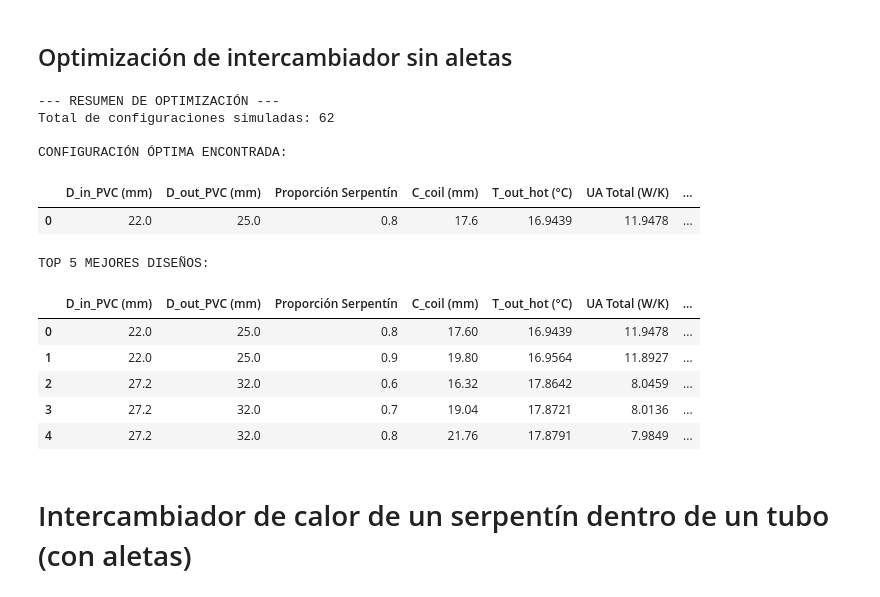
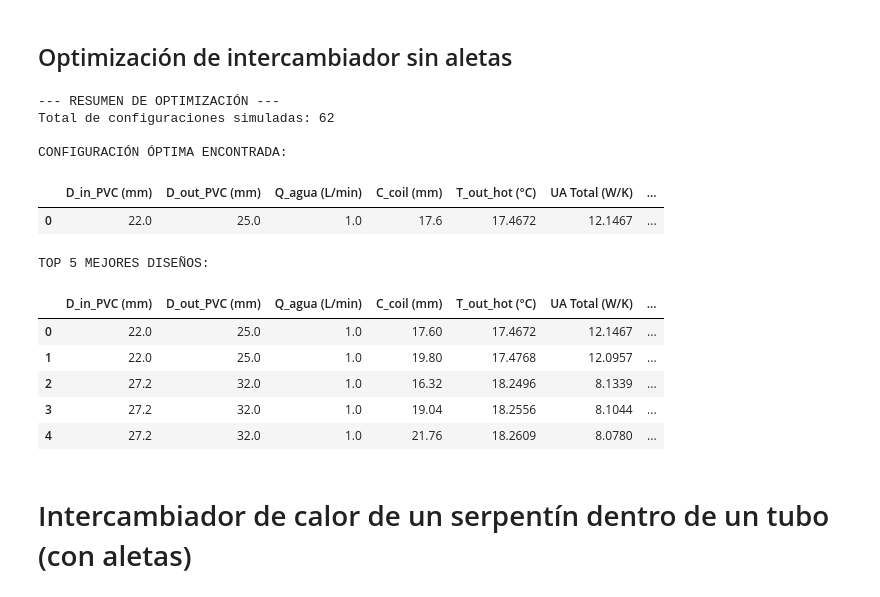
Before and after one commit to AlonsoEspinoza8/Proyecto_Titulo_Enfriador, a Jupyter notebook: Enfriador/coil_heat_exchanger.ipynb, the cells around one changed output. Cells and saved outputs as stored; diff of their text form; code cells hidden in the pictures.

```diff
--- a/Enfriador/coil_heat_exchanger.ipynb
+++ b/Enfriador/coil_heat_exchanger.ipynb
@@ -74,6 +74,7 @@ class IntercambiadorSerpentin:
         self.S_coil = S_coil
         self.P = 101325  # Presión atmosférica en Pa
         self.cold_fluid = 'Ethanol'
+        self.roughness = 0.00015e-2 # Rugosidad del cobre en metros
 
     def calcular_propiedades(self):
         self.rho_hot = CP.PropsSI('D', 'T', self.T_in_hot, 'P', self.P, 'Water')
@@ -86,6 +87,7 @@ class IntercambiadorSerpentin:
         self.Re_hot = (4 * self.m_dot_hot) / (np.pi * (self.D_in_hot) * self.mu_hot)
         self.Pr_hot = self.cp_hot * self.mu_hot / self.k_hot
         self.De_hot = self.Re_hot * np.sqrt(self.D_in_hot / self.C_coil) # Número de Dean para el serpentín
+        self.velocity_hot = self.m_dot_hot / (self.rho_hot * (np.pi * (self.D_in_hot/2)**2))
 
 
         self.rho_cold = CP.PropsSI('D', 'T', self.T_in_cold, 'P', self.P, self.cold_fluid)
@@ -197,6 +199,32 @@ class IntercambiadorSerpentin:
 
         self.correlacion_hot_valida = (self.C_coil / self.D_in_hot) > 3 and 0.005 < self.Pr_hot < 1600
 
+    def perdidas_tubo_recto(self):
+
+        if self.Re_hot < 2300:
+            # For laminar flow, use the formula f = 64 / Re
+            self.f_straight = 64 / self.Re_hot
+        else:
+            # Calculate friction factor using Swamee-Jain equation
+            self.f_straight = 0.25 / ( ( ( np.log10( ((self.roughness / self.D_in_hot) / 3.7) + (5.74 / (self.Re_hot ** 0.9))) ) ) ** 2)
+
+
+    def perdidas_helice(self):
+
+        # Calculamos las pérdidas de fricción debido a la geometría helicoidal
+
+        if self.De_hot < 30:
+            factor_curvatura = 1
+        elif 30 <=self.De_hot < 300:
+            factor_curvatura = 0.419 * (self.De_hot ** (0.275))
+        else:
+            factor_curvatura = 0.1125 * (self.De_hot ** (0.5))
+
+        self.f_helice = self.f_straight * factor_curvatura
+
+        self.altura_perdidas = (self.f_helice * self.Length / self.D_in_hot) * (self.velocity_hot ** 2) / (2 * 9.81)
+
+
     def grafico_intercambiador(self):
 
         '''Generamos un gráfico del intercambiador de calor.'''
@@ -245,6 +273,8 @@ class IntercambiadorSerpentin:
         self.calcular_numero_de_vueltas()
         self.verificar_laminaridad()
         self.verificar_rangos_correlacion()
+        self.perdidas_tubo_recto()
+        self.perdidas_helice()
         # self.resumen()
         # self.grafico_intercambiador()
 # %% [markdown]
@@ -270,7 +300,7 @@ intercambiador.ejecutar()
 # %%
 # 0. Definición de parámetros fijos
 
-Q_hot = 0.8 * 0.001 / 60 # (pasamos de L/min a m³/s)
+Q_hot = 1 * 0.001 / 60 # (pasamos de L/min a m³/s)
 Q_cold = 15 * 0.001 / 60 # (pasamos de L/min a m³/s)
 T_in_hot = 20 + 273.15  # Temperatura de entrada del fluido caliente (K)
 T_in_cold = 4 + 273.15  # Temperatura de entrada del fluido frío (K)
@@ -315,15 +345,14 @@ for D_cold_in, D_cold_out in zip(possible_cold_inner_diameters, possible_cold_ou
             results.append({
                 'D_in_PVC (mm)': round(D_cold_in * 1000, 4),
                 'D_out_PVC (mm)': round(D_cold_out * 1000, 4),
-                'Proporción Serpentín': round(proporcion, 2),
+                'Q_agua (L/min)': round(intercambiador.Q_hot * 1000 * 60, 2),
                 'C_coil (mm)': round(C_coil_dinamico * 1000, 4),
                 'T_out_hot (°C)': round(intercambiador.T_out_hot - 273.15, 4),
                 'UA Total (W/K)': round(intercambiador.UA_total, 4),
                 'Efectividad': round(intercambiador.efectividad, 4),
                 'Altura Serpentín (m)': round(intercambiador.altura_serpentin_total, 4),
                 'Número de Vueltas': round(intercambiador.N_vueltas, 4),
-                'Número de Reynolds': round(intercambiador.Re_hot, 4),
-                'Número de Reynolds crítico': round(intercambiador.Re_crit, 4)
+                'Altura Perdidas (m)': round(intercambiador.altura_perdidas, 4)
             })
 
 # 3. Análisis con Pandas
@@ -333,41 +362,41 @@ pd.set_option('display.max_columns', None)
 pd.set_option('display.width', 1000)
 
 # Convertimos la lista de diccionarios en un DataFrame
 df_resultados = pd.DataFrame(results)
 
 # Encontramos el índice de la fila con la menor temperatura de salida
 indice_optimo = df_resultados['T_out_hot (°C)'].idxmin()
 configuracion_optima = df_resultados.loc[indice_optimo]
 
 # 4. Mostrar resultados
 print("--- RESUMEN DE OPTIMIZACIÓN ---")
 print(f"Total de configuraciones simuladas: {len(df_resultados)}")
 
 print("\nCONFIGURACIÓN ÓPTIMA ENCONTRADA:")
 # Al ser una sola fila (Serie), la convertimos a DataFrame con .to_frame() para que se vea bonita, y la transponemos con .T
 display(configuracion_optima.to_frame().T)
 
 print("\nTOP 5 MEJORES DISEÑOS:")
 top_5 = df_resultados.sort_values(by='T_out_hot (°C)').head(5)
 # display() renderiza la tabla completa en Jupyter Notebook
 display(top_5)
 
 # Guardamos el DataFrame completo en un archivo CSV para análisis posterior
 df_resultados.to_csv('datos_experimentales/resultados_intercambiador_sin_aletas.csv', index=False)
 # %% [output]
 --- RESUMEN DE OPTIMIZACIÓN ---
 Total de configuraciones simuladas: 62
 
 CONFIGURACIÓN ÓPTIMA ENCONTRADA:
-|  | D_in_PVC (mm) | D_out_PVC (mm) | Proporción Serpentín | C_coil (mm) | T_out_hot (°C) | UA Total (W/K) | ... |
-| 0 | 22.0 | 25.0 | 0.8 | 17.6 | 16.9439 | 11.9478 | ... |
+|  | D_in_PVC (mm) | D_out_PVC (mm) | Q_agua (L/min) | C_coil (mm) | T_out_hot (°C) | UA Total (W/K) | ... |
+| 0 | 22.0 | 25.0 | 1.0 | 17.6 | 17.4672 | 12.1467 | ... |
 TOP 5 MEJORES DISEÑOS:
-|  | D_in_PVC (mm) | D_out_PVC (mm) | Proporción Serpentín | C_coil (mm) | T_out_hot (°C) | UA Total (W/K) | ... |
-| 0 | 22.0 | 25.0 | 0.8 | 17.60 | 16.9439 | 11.9478 | ... |
-| 1 | 22.0 | 25.0 | 0.9 | 19.80 | 16.9564 | 11.8927 | ... |
-| 2 | 27.2 | 32.0 | 0.6 | 16.32 | 17.8642 | 8.0459 | ... |
-| 3 | 27.2 | 32.0 | 0.7 | 19.04 | 17.8721 | 8.0136 | ... |
-| 4 | 27.2 | 32.0 | 0.8 | 21.76 | 17.8791 | 7.9849 | ... |
+|  | D_in_PVC (mm) | D_out_PVC (mm) | Q_agua (L/min) | C_coil (mm) | T_out_hot (°C) | UA Total (W/K) | ... |
+| 0 | 22.0 | 25.0 | 1.0 | 17.60 | 17.4672 | 12.1467 | ... |
+| 1 | 22.0 | 25.0 | 1.0 | 19.80 | 17.4768 | 12.0957 | ... |
+| 2 | 27.2 | 32.0 | 1.0 | 16.32 | 18.2496 | 8.1339 | ... |
+| 3 | 27.2 | 32.0 | 1.0 | 19.04 | 18.2556 | 8.1044 | ... |
+| 4 | 27.2 | 32.0 | 1.0 | 21.76 | 18.2609 | 8.0780 | ... |
 # %% [markdown]
 # Intercambiador de calor de un serpentín dentro de un tubo (con aletas)
 # %% [markdown]
```
Also changed, not shown: parts of 1 cell of this notebook, 2 other files.
